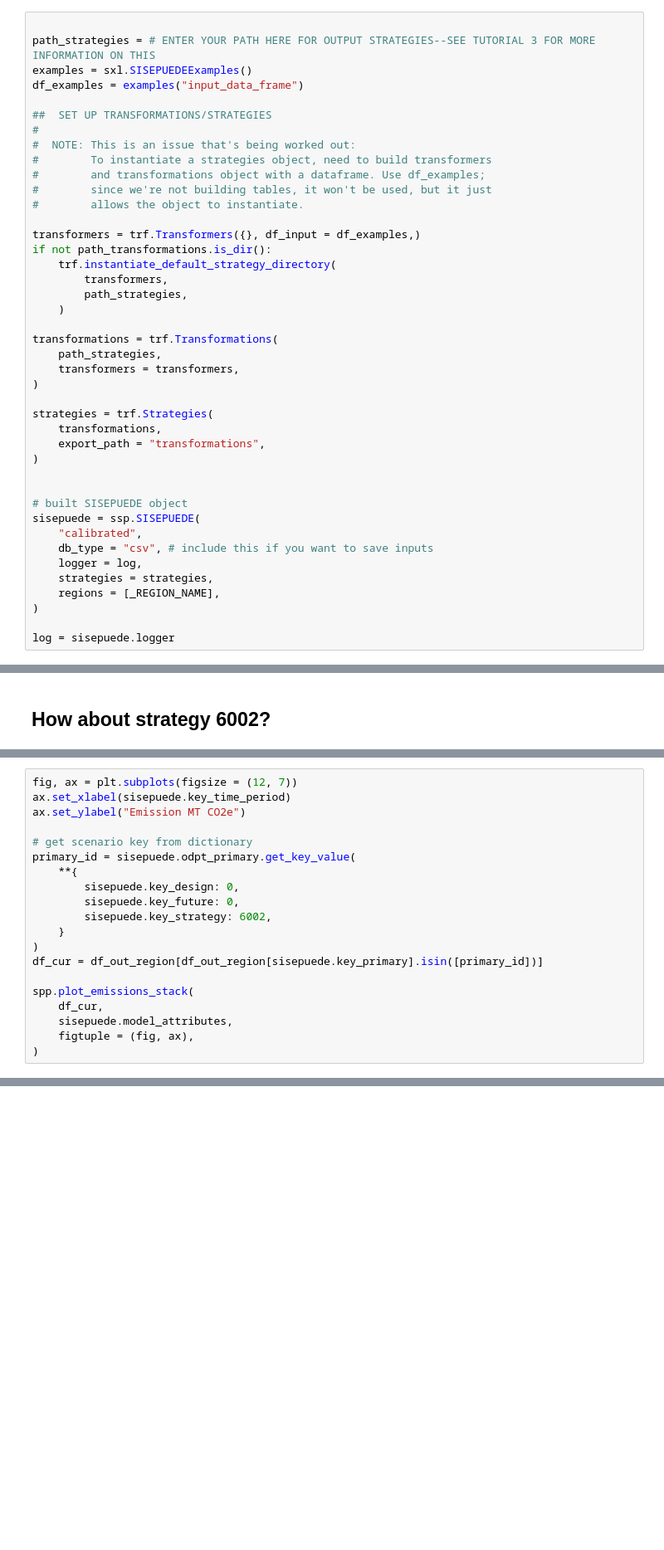
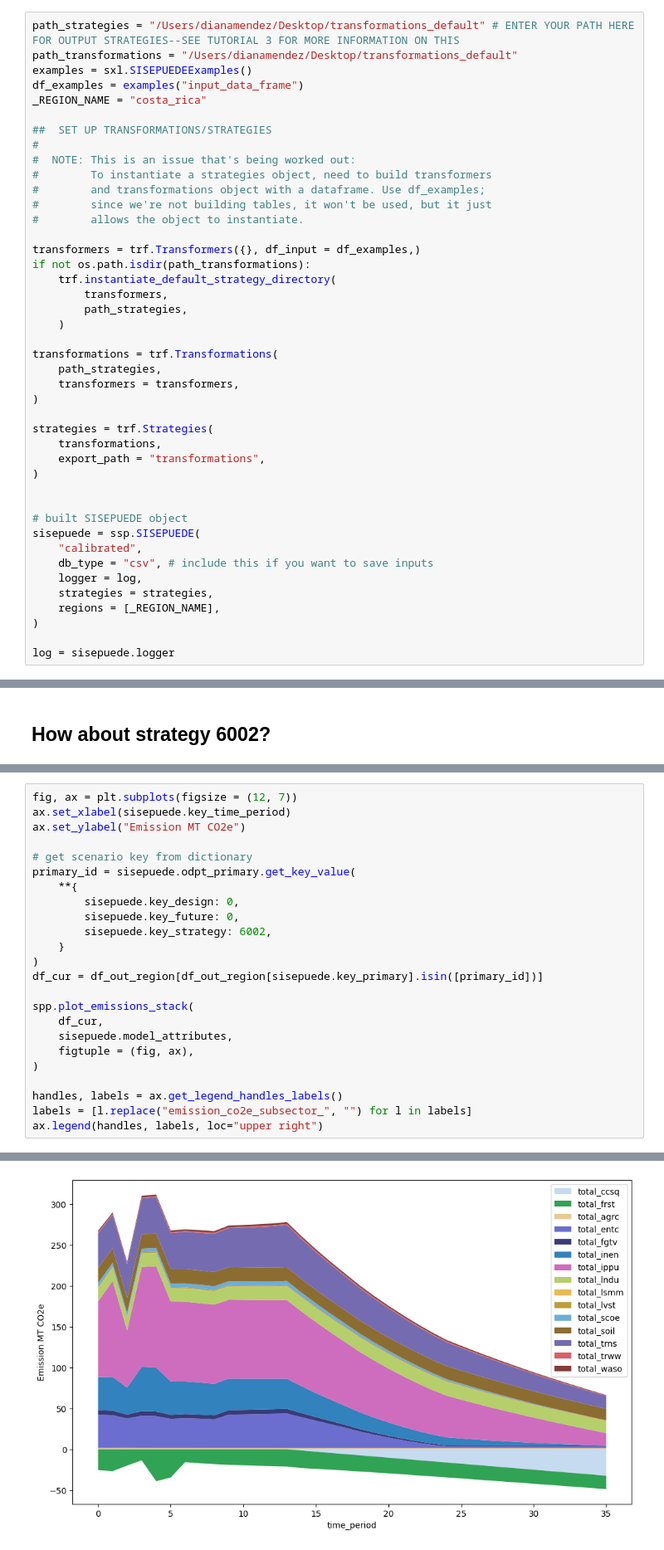
Before and after one commit to dpmendez/sisepuede_tutorials, a Jupyter notebook: sisepuede_tutorial_4-sisepuede_object.ipynb, the cells around one changed output, grey strips where cells are left out. Shown at 83% size. Saved outputs shown, nothing was run; the diff lists cells and outputs as text; blank space fills up the shorter version.

Commit message:
Avoid hardcoding region, and other fixes.

```diff
--- a/sisepuede_tutorial_4-sisepuede_object.ipynb
+++ b/sisepuede_tutorial_4-sisepuede_object.ipynb
@@ -31,8 +51,9 @@ log = None
 # %%
-
-path_strategies = # ENTER YOUR PATH HERE FOR OUTPUT STRATEGIES--SEE TUTORIAL 3 FOR MORE INFORMATION ON THIS
+path_strategies = "/Users/dianamendez/Desktop/transformations_default" # ENTER YOUR PATH HERE FOR OUTPUT STRATEGIES--SEE TUTORIAL 3 FOR MORE INFORMATION ON THIS
+path_transformations = "/Users/dianamendez/Desktop/transformations_default"
 examples = sxl.SISEPUEDEExamples()
 df_examples = examples("input_data_frame")
+_REGION_NAME = "costa_rica"
 
 ##  SET UP TRANSFORMATIONS/STRATEGIES
 #
@@ -43,7 +64,7 @@ df_examples = examples("input_data_frame")
 #        allows the object to instantiate.
 
 transformers = trf.Transformers({}, df_input = df_examples,)
-if not path_transformations.is_dir():
+if not os.path.isdir(path_transformations):
     trf.instantiate_default_strategy_directory(
         transformers,
         path_strategies,
@@ -277,3 +561,8 @@ spp.plot_emissions_stack(
     sisepuede.model_attributes,
     figtuple = (fig, ax),
 )
+
+handles, labels = ax.get_legend_handles_labels()
+labels = [l.replace("emission_co2e_subsector_", "") for l in labels]
+ax.legend(handles, labels, loc="upper right")
+# %% [output]
@@ -280,3 +570,4 @@ spp.plot_emissions_stack(
+[figure, added]
 # %% [markdown]
 ###  3a. We can go further down and look at gas within subsector - CH4 emisions from Livestock Enteric Fermentation
 # %%
```
Also changed, not shown: parts of 29 cells of this notebook.
